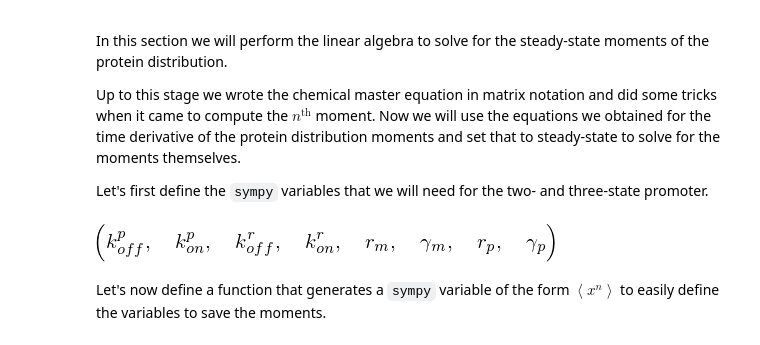
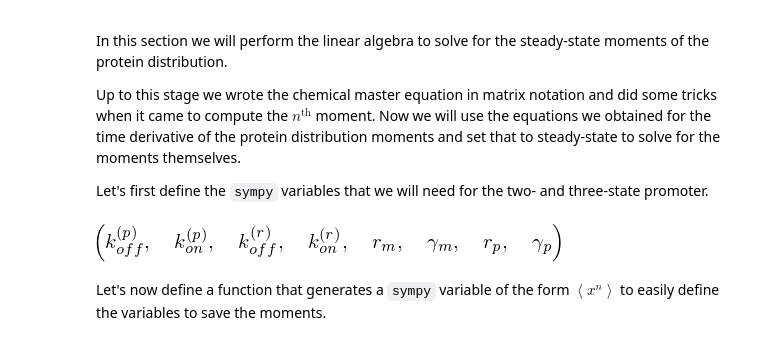
Before and after one commit to RPGroup-PBoC/chann_cap, a Jupyter notebook: src/theory/chemical_master_moments_protein.ipynb, the cells around one changed output. Saved outputs shown, nothing was run; the diff lists cells and outputs as text; code cells hidden in the pictures.

```diff
--- a/src/theory/chemical_master_moments_protein.ipynb
+++ b/src/theory/chemical_master_moments_protein.ipynb
@@ -51,16 +51,16 @@ Up to this stage we wrote the chemical master equation in matrix notation and di
 Let's first define the `sympy` variables that we will need for the two- and three-state promoter.
 # %%
 # Define rate constant variables
-kp_off, kp_on = sympy.symbols('{k_{off}^p} {k_{on}^p}')
-kr_off, kr_on = sympy.symbols('{k_{off}^r} {k_{on}^r}')
+kp_off, kp_on = sympy.symbols('{k_{off}^{(p)}} {k_{on}^{(p)}}')
+kr_off, kr_on = sympy.symbols('{k_{off}^{(r)}} {k_{on}^{(r)}}')
 
 # Define degradation rate and production rate
 rm, gm = sympy.symbols('r_m gamma_m')
 rp, gp = sympy.symbols('r_p gamma_p')
 
 kp_off, kp_on, kr_off, kr_on, rm, gm, rp, gp
 # %% [output]
-[figure, old version]
+[figure, new version]
 # %% [markdown]
 Let's now define a function that generates a `sympy` variable of the form $\left\langle x^n \right\rangle$ to easily define the variables to save the moments.
 # %%
```
Also changed, not shown: parts of 17 cells of this notebook.
